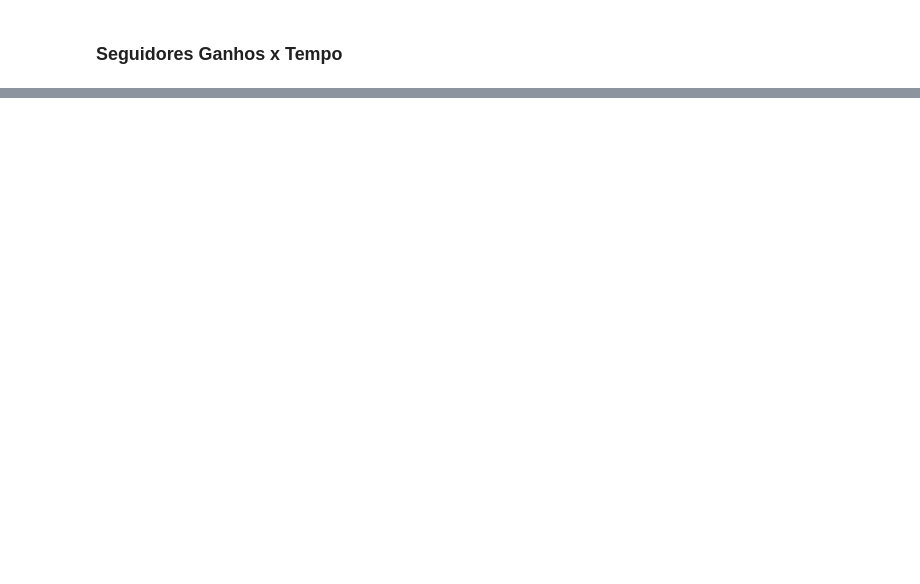
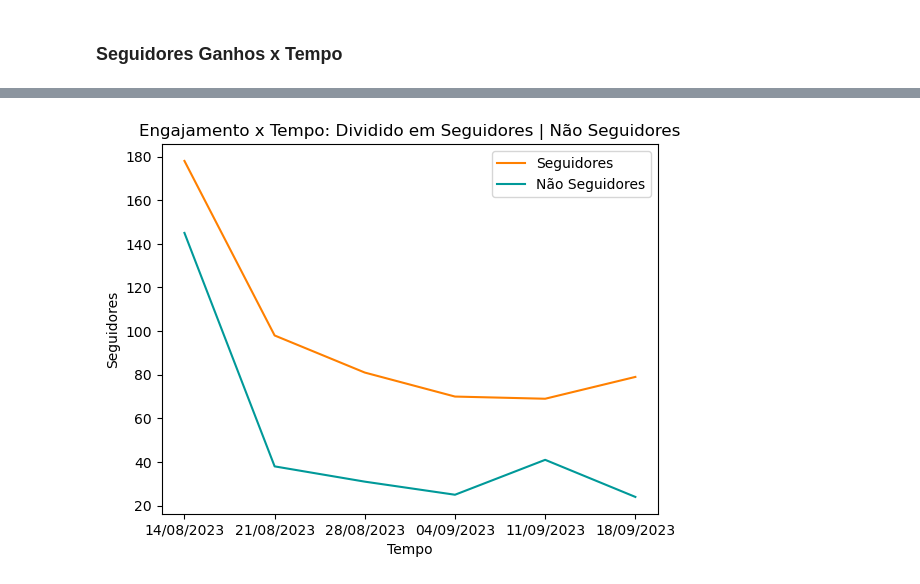
Before and after one commit to raphael-ss/social-media-analysis, a Jupyter notebook: social-media-nb.ipynb, the cells around one changed output, grey strips where cells are left out. Cells and saved outputs as stored; diff of their text form; code cells hidden in the pictures; blank space fills up the shorter version.

```diff
--- a/social-media-nb.ipynb
+++ b/social-media-nb.ipynb
@@ -137,0 +151,15 @@ plt.show()
+# %%
+engajamento_seguidores = df.engajamento_seguidores
+engajamento_nao_seguidores = (df.engajamento - df.engajamento_seguidores)
+
+tempo = df.data
+
+plt.plot(tempo, engajamento_seguidores, color="#FF8000")
+plt.plot(tempo, engajamento_nao_seguidores, color="#009999")
+plt.title('Engajamento x Tempo: Dividido em Seguidores | Não Seguidores')
+plt.xlabel('Tempo')
+plt.ylabel('Seguidores')
+plt.legend(['Seguidores', 'Não Seguidores'])
+plt.show()
+# %% [output]
+[figure, added]
```
Also changed, not shown: parts of 11 cells of this notebook.
